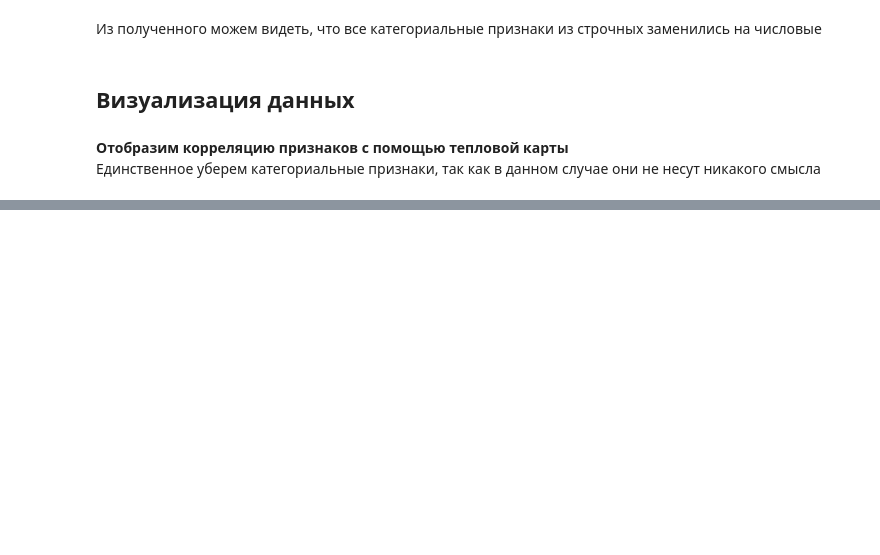
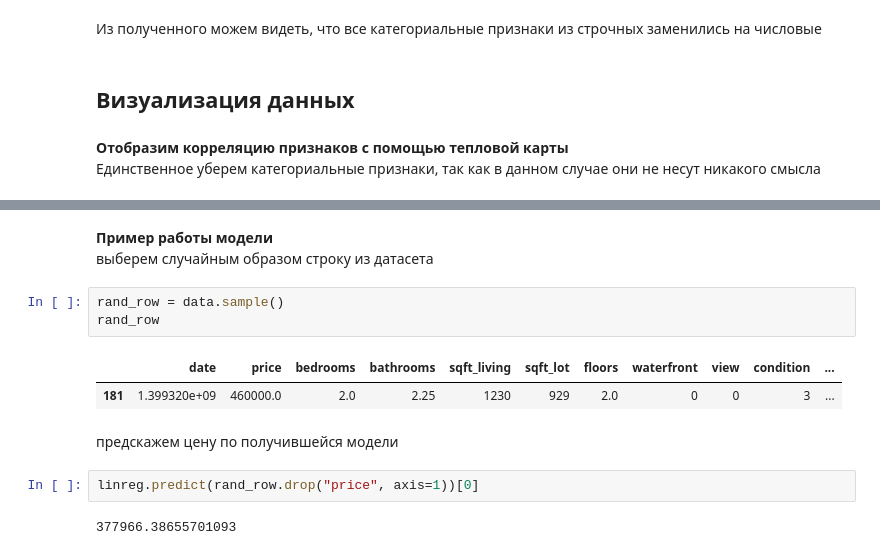
Before and after one commit to alex-12345/mai_tasks, a Jupyter notebook: ml_labs/working_with_house_data.ipynb, the cells around one changed output, grey strips where cells are left out. Saved outputs shown, nothing was run; the diff lists cells and outputs as text; blank space fills up the shorter version.

```diff
--- a/ml_labs/working_with_house_data.ipynb
+++ b/ml_labs/working_with_house_data.ipynb
@@ -174,0 +267,15 @@ sns.heatmap(data[features].corr(), annot=True, fmt=".2f", cmap= 'coolwarm');
+# %% [markdown]
+**Пример работы модели**
+<br>выберем случайным образом строку из датасета
+# %%
+rand_row = data.sample()
+rand_row
+# %% [output]
+|  | date | price | bedrooms | bathrooms | sqft_living | sqft_lot | floors | waterfront | view | condition | ... |
+| 181 | 1.399320e+09 | 460000.0 | 2.0 | 2.25 | 1230 | 929 | 2.0 | 0 | 0 | 3 | ... |
+# %% [markdown]
+предскажем цену по получившейся модели
+# %%
+linreg.predict(rand_row.drop("price", axis=1))[0]
+# %% [output]
+377966.38655701093
```
Also changed, not shown: parts of 24 cells of this notebook, 1 other file.
